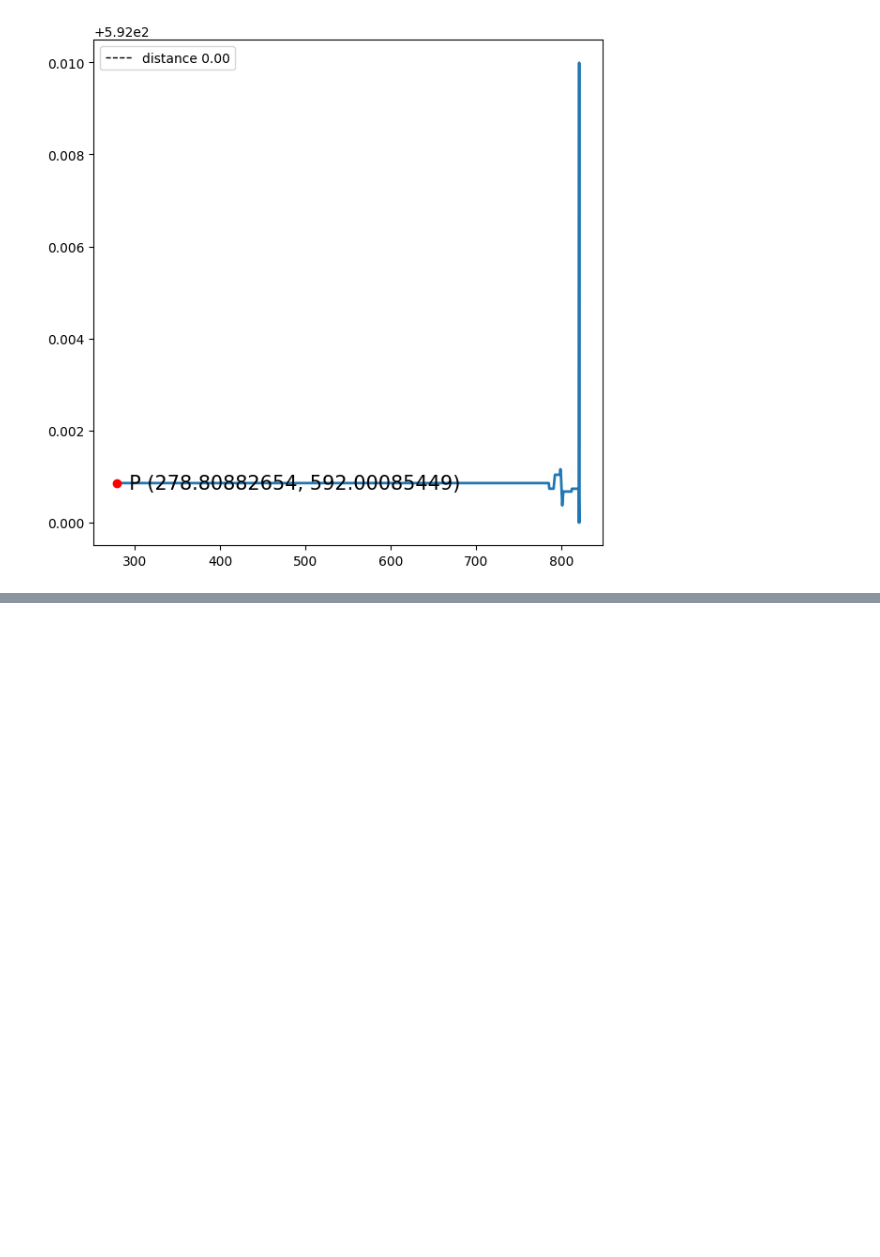
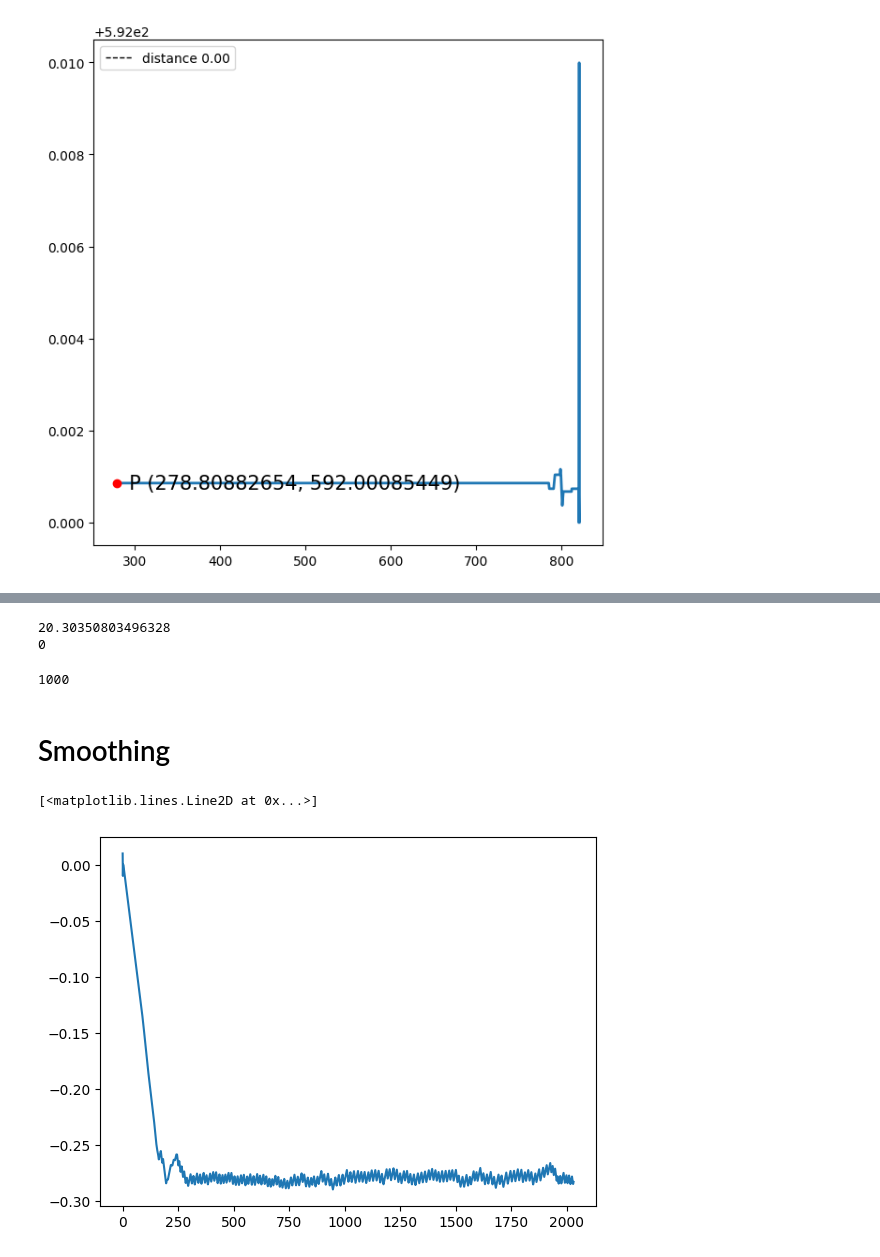
Before and after one commit to Jean-BaptisteAC/TrackMania-RL, a Jupyter notebook: Parametric Curve.ipynb, the cells around one changed output, grey strips where cells are left out. Saved outputs shown, nothing was run; the diff lists cells and outputs as text; code cells hidden in the pictures; blank space fills up the shorter version.

```diff
--- a/Parametric Curve.ipynb
+++ b/Parametric Curve.ipynb
@@ -163,0 +174,29 @@ plt.show()
+# %%
+# The point P
+P = [290.09837068,   9.35898927,  591.99957275]
+
+# compute distance
+dis = distance_3D(x, y, z, P[0], P[1], P[2])
+# find the minima
+glob_min_idx = np.argmin(dis)
+# distance
+min_d = dis[glob_min_idx]
+
+associated_time = alpha2[glob_min_idx]*finish_time
+print(associated_time)
+print(glob_min_idx)
+# %% [output]
+20.30350803496328
+0
+# %%
+a =
+# %% [output]
+1000
+# %% [markdown]
+# Smoothing
+# %%
+diff = np.diff(points[:, 0])
+plt.plot(diff)
+# %% [output]
+[<matplotlib.lines.Line2D at 0x...>]
+[figure, added]
```
Also changed, not shown: parts of 14 cells of this notebook, 3 other files.
